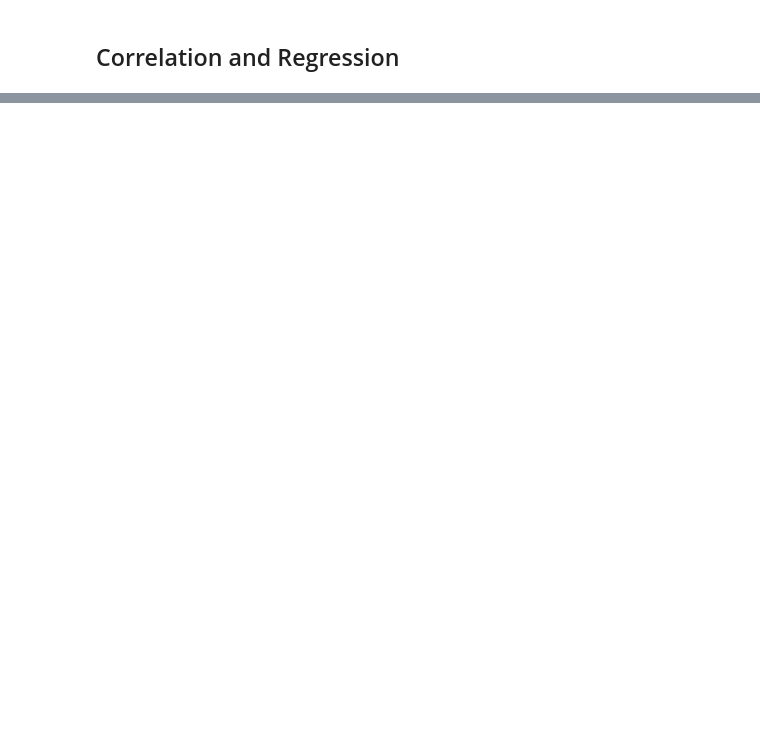
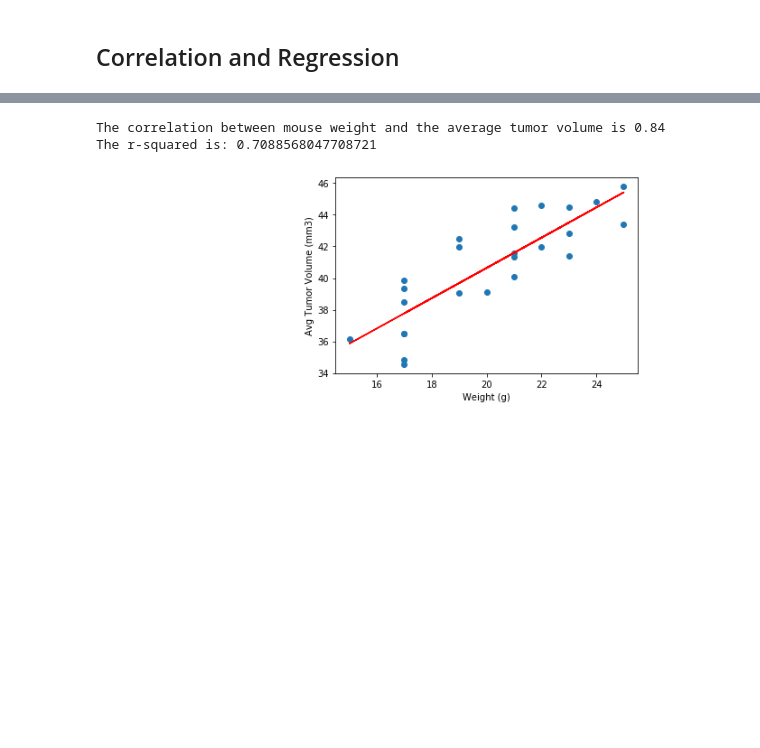
Before and after one commit to annajesus/Matplotlib-challenge, a Jupyter notebook: pymaceuticals_final.ipynb, the cells around one changed output, grey strips where cells are left out. Cells and saved outputs as stored; diff of their text form; code cells hidden in the pictures; blank space fills up the shorter version.

```diff
--- a/pymaceuticals_starter-Copy1.ipynb
+++ b/pymaceuticals_final.ipynb
@@ -337,0 +378,24 @@ plt.show()
+# %%
+# Add the linear regression equation and line to plot
+x_values = vol_vs_weight_df['Weight (g)']
+y_values = vol_vs_weight_df['Tumor Volume (mm3)']
+(slope, intercept, rvalue, pvalue, stderr) = linregress(x_values, y_values)
+regress_values = x_values * slope + intercept
+line_eq = "y = " + str(round(slope,2)) + "x + " + str(round(intercept,2))
+
+plt.scatter(x_values, y_values)
+plt.plot(x_values, regress_values, 'r-')
+plt.annotate(line_eq,(6,12),fontsize=12,color="red")
+plt.xlabel('Weight (g)')
+plt.ylabel('Avg Tumor Volume (mm3)')
+
+# correlation equation {round(st.pearsonr(arg1, arg2)[0],2)}
+
+print(f"The correlation between mouse weight and the average tumor volume is {round(st.pearsonr(x_values, y_values)[0],2)}")
+print(f"The r-squared is: {rvalue**2}")
+
+plt.show()
+# %% [output]
+The correlation between mouse weight and the average tumor volume is 0.84
+The r-squared is: 0.7088568047708721
+[figure, added]
```
Also changed, not shown: parts of 11 cells of this notebook, 2 other files.
